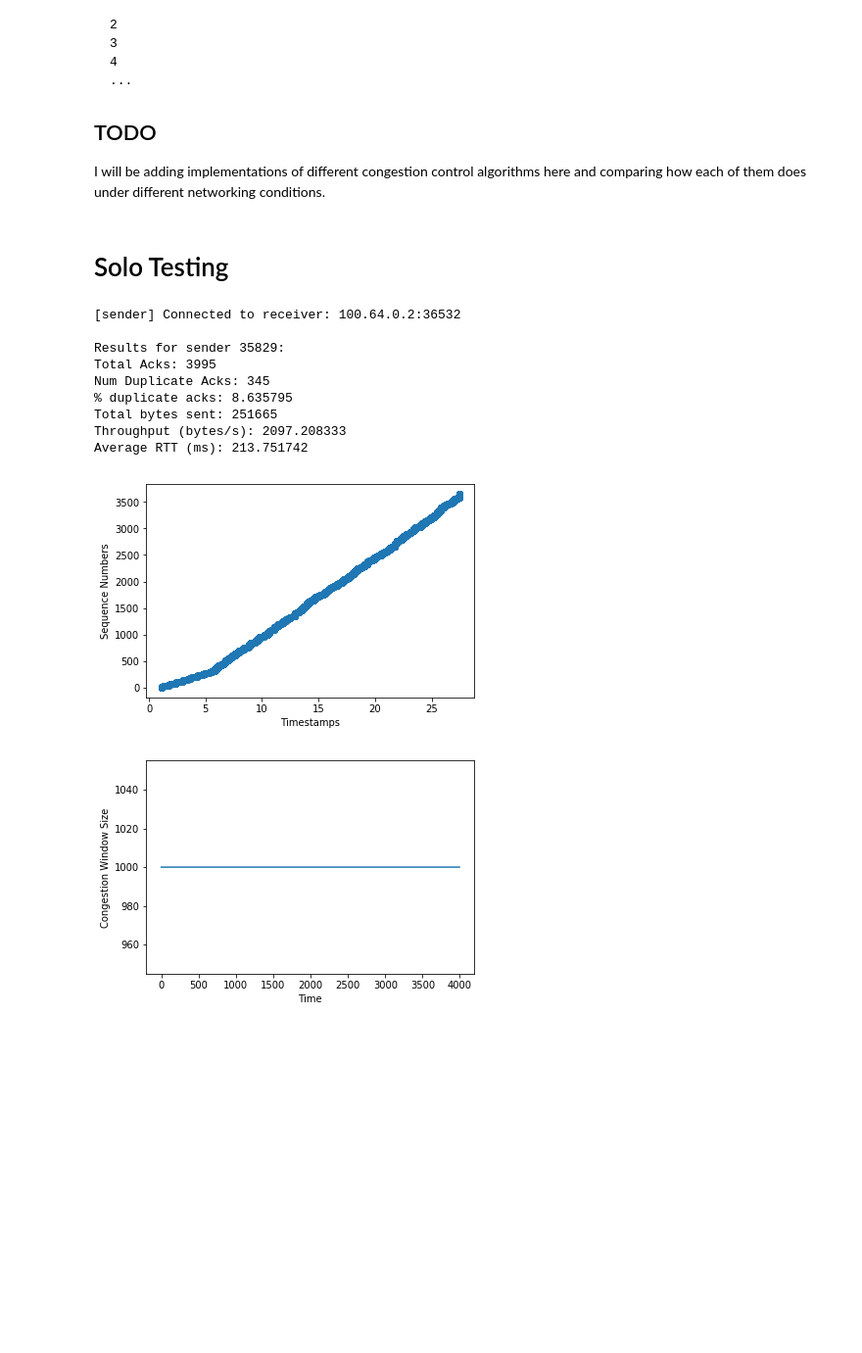
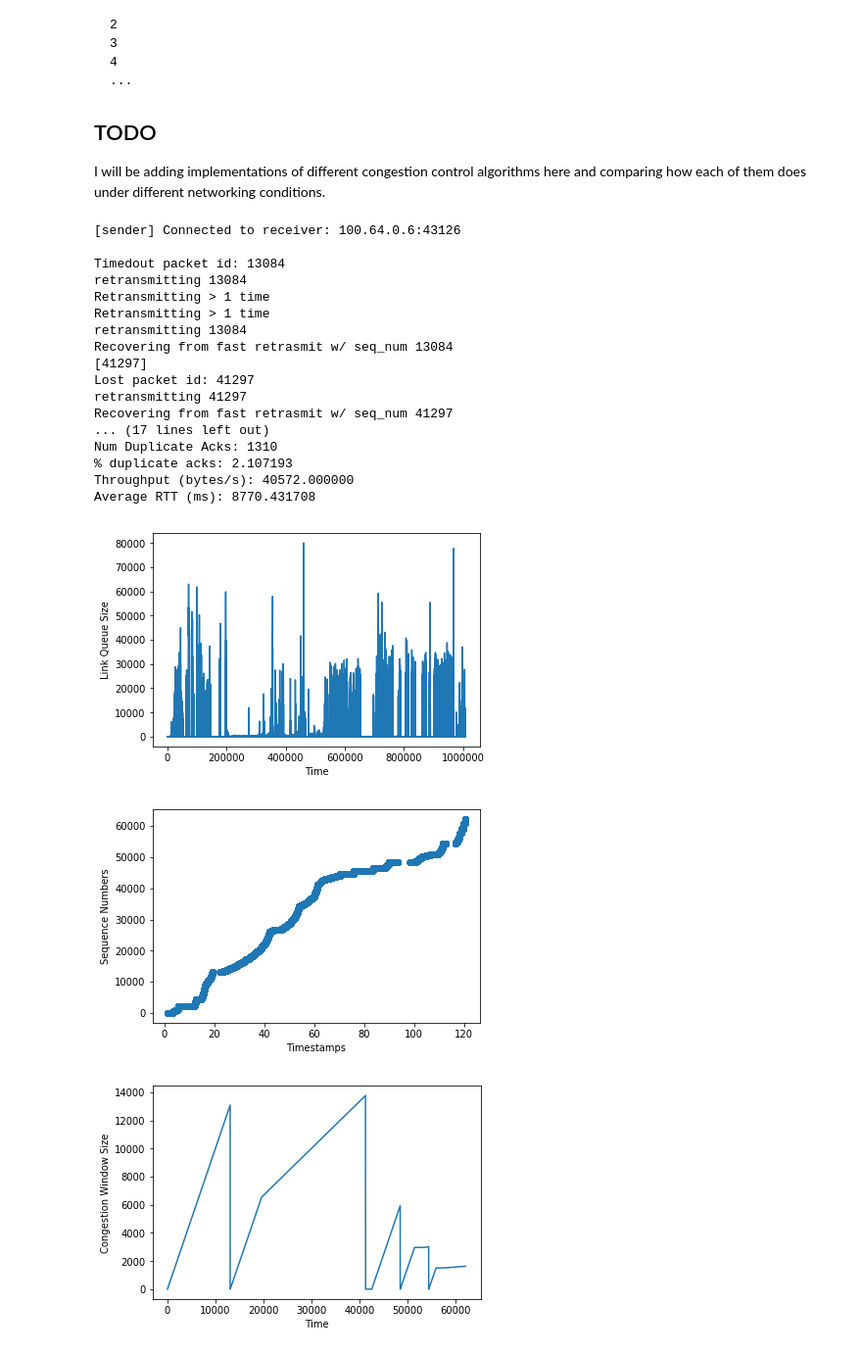
Before and after one commit to squidarth/network-performance-jupyter, a Jupyter notebook: Network-Performance-Testing.ipynb, the cells around one changed output. Shown at 98% size. Saved outputs shown, nothing was run; the diff lists cells and outputs as text; code cells hidden in the pictures; blank space fills up the shorter version.

```diff
--- a/Network-Performance-Testing.ipynb
+++ b/Network-Performance-Testing.ipynb
@@ -324,2 +150,0 @@ class RenoSender(Sender):
-# %% [markdown]
-# Solo Testing
@@ -326,25 +467,33 @@ class RenoSender(Sender):
 # %%
-# Test of multiple senders
-
 
 mahimahi_settings = {
     'delay': 88,
-    'queue_size': 40,
-    'trace_file': TRACE_FILES['2.64MBPS']
+    'queue_size': 80000,
+    'trace_file': TRACE_FILES['100.42MBPS']
 }
+
 port = get_open_udp_port()
 port2 = get_open_udp_port()
-
-run_with_mahi_settings(mahimahi_settings, 120, [FixedWindowSender(1000, port)])
+strat = TahoeStrategy(10, 1)
+run_with_mahi_settings(mahimahi_settings, 120, [Sender(port, strat)])
 # %% [output]
-[sender] Connected to receiver: 100.64.0.2:36532
+[sender] Connected to receiver: 100.64.0.6:43126
 
-Results for sender 35829:
-Total Acks: 3995
-Num Duplicate Acks: 345
-% duplicate acks: 8.635795
-Total bytes sent: 251665
-Throughput (bytes/s): 2097.208333
-Average RTT (ms): 213.751742
+Timedout packet id: 13084
+retransmitting 13084
+Retransmitting > 1 time
+Retransmitting > 1 time
+retransmitting 13084
+Recovering from fast retrasmit w/ seq_num 13084
+[41297]
+Lost packet id: 41297
+retransmitting 41297
+Recovering from fast retrasmit w/ seq_num 41297
+... (17 lines left out)
+Num Duplicate Acks: 1310
+% duplicate acks: 2.107193
+Throughput (bytes/s): 40572.000000
+Average RTT (ms): 8770.431708
-[figure, old version]
+[figure, new version]
-[figure, old version]
+[figure, new version]
+[figure, added]
```
Also changed, not shown: parts of 26 cells of this notebook, 2 other files.
